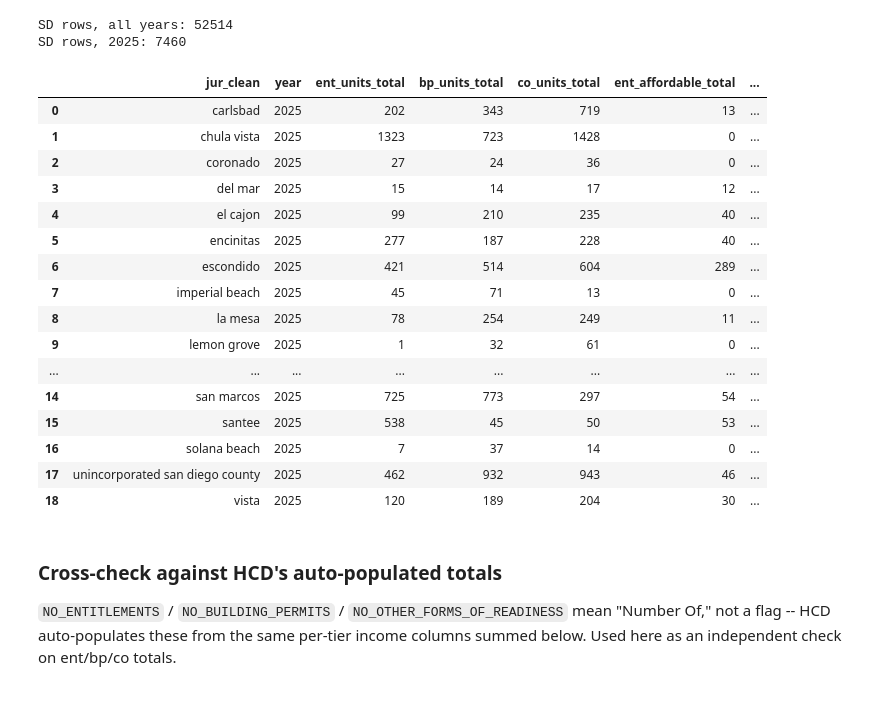
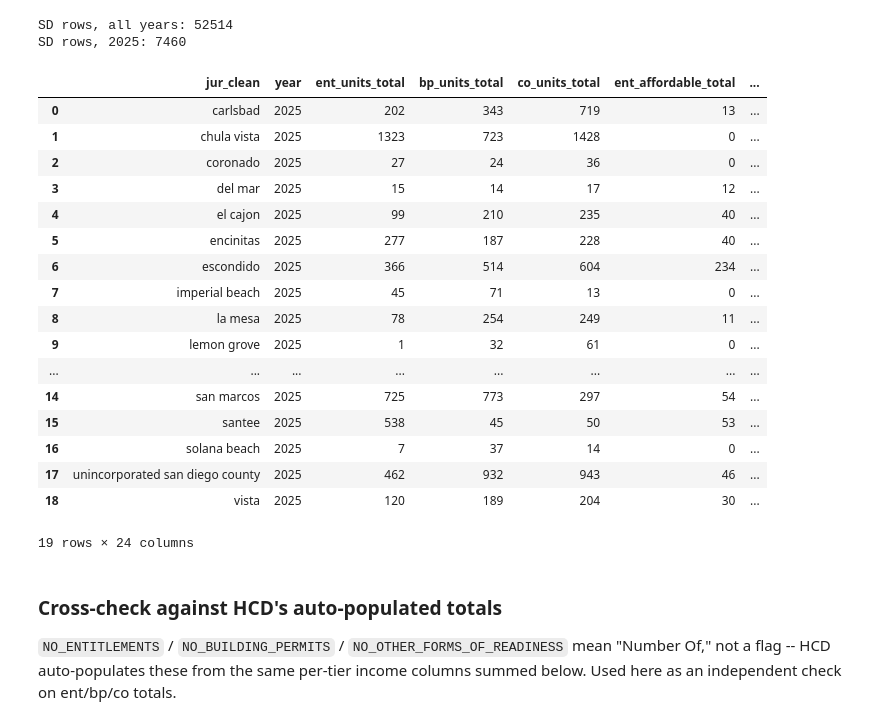
Before and after one commit to laurenthanhvo/chpd-dashboard-data-validation, a Jupyter notebook: van's work/notebooks/rhna_housing_production.ipynb, the cells around one changed output. Drawn from its saved outputs; the diff is of its cells as text; code cells hidden in the pictures.

```diff
--- a/van's work/notebooks/rhna_housing_production.ipynb
+++ b/van's work/notebooks/rhna_housing_production.ipynb
@@ -200,13 +200,7 @@ SD rows, 2025: 7460
 # columns are entitlement-stage units (paired with ENT_APPROVE_DT1), BP_*
 # are building permits, CO_* are completions. Kept as three fully separate
 # metrics per the reorg requirement -- never summed into one another.
-ENT_INCOME_COLS = [
-    c for c in sd_apr_target_year.columns
-    if "INCOME" in c.upper() and not c.upper().startswith("BP_") and not c.upper().startswith("CO_")
-]
-BP_INCOME_COLS = [c for c in sd_apr_target_year.columns if c.upper().startswith("BP_") and "INCOME" in c.upper()]
-CO_INCOME_COLS = [c for c in sd_apr_target_year.columns if c.upper().startswith("CO_") and "INCOME" in c.upper()]
-
+#
 # Same 4-tier grouping used for RHNA (very_low/low/moderate/above_moderate)
 # -- rolls Acutely Low + Extremely Low + Very Low columns into "very_low",
 # matching HCD's own convention that those sub-tiers count toward
@@ -221,6 +215,32 @@ TIER_SUFFIX_GROUPS = {
     "moderate": ["MOD_INCOME_DR", "MOD_INCOME_NDR"],
     "above_moderate": ["ABOVE_MOD_INCOME"],
 }
+ALL_TIER_SUFFIXES = [s for suffixes in TIER_SUFFIX_GROUPS.values() for s in suffixes]
+
+
+def fill_missing_jurisdiction_years(df: pd.DataFrame, years: list) -> pd.DataFrame:
+    """
+    Guarantee every (jurisdiction, year) combination exists, filling 0 where
+    a jurisdiction reported nothing that year -- groupby silently omits
+    combinations with zero rows, which reads as a missing/blank value in
+    Power BI instead of a real, meaningful zero.
+    """
+    full_index = pd.MultiIndex.from_product([sorted(sd_jur_keys), years], names=["jur_clean", "year"])
+    filled = df.set_index(["jur_clean", "year"]).reindex(full_index).reset_index()
+    # Fill counts with 0 (a real, meaningful zero) but leave share/pct
+    # columns as NaN -- 0 permits means "0% affordable" is undefined
+    # (0/0), same treatment as elsewhere in this notebook.
+    fill_cols = [c for c in filled.select_dtypes(include="number").columns if "share" not in c and "pct" not in c]
+    filled[fill_cols] = filled[fill_cols].fillna(0)
+    return filled
+
+# Built explicitly from the known tier structure, not a loose "contains
+# INCOME" text search -- Table A2 also has EXTR_LOW_INCOME_UNITS, an
+# unrelated field that a loose search would incorrectly sweep in, inflating
+# the entitlement total beyond what the 4 tier columns actually sum to.
+ENT_INCOME_COLS = [s for s in ALL_TIER_SUFFIXES if s in sd_apr_target_year.columns]
+BP_INCOME_COLS = [f"BP_{s}" for s in ALL_TIER_SUFFIXES if f"BP_{s}" in sd_apr_target_year.columns]
+CO_INCOME_COLS = [f"CO_{s}" for s in ALL_TIER_SUFFIXES if f"CO_{s}" in sd_apr_target_year.columns]
 
 sd_apr_target_year["ent_units_row"] = sd_apr_target_year[ENT_INCOME_COLS].sum(axis=1, numeric_only=True)
 sd_apr_target_year["bp_units_row"] = sd_apr_target_year[BP_INCOME_COLS].sum(axis=1, numeric_only=True)
@@ -240,14 +260,17 @@ sd_apr_target_year["co_affordable_row"] = (
     sd_apr_target_year["co_units_row"] - sd_apr_target_year[above_mod_co].sum(axis=1, numeric_only=True)
 )
 
-# Per-tier permit and completion columns -- kept alongside the overall
-# totals rather than replacing them.
+# Per-tier entitlement, permit, and completion columns -- kept alongside
+# the overall totals rather than replacing them.
 tier_agg_kwargs = {}
 for tier, suffixes in TIER_SUFFIX_GROUPS.items():
+    ent_cols = [s for s in suffixes if s in sd_apr_target_year.columns]  # unprefixed
     bp_cols = [f"BP_{s}" for s in suffixes if f"BP_{s}" in sd_apr_target_year.columns]
     co_cols = [f"CO_{s}" for s in suffixes if f"CO_{s}" in sd_apr_target_year.columns]
+    sd_apr_target_year[f"ent_{tier}_row"] = sd_apr_target_year[ent_cols].sum(axis=1, numeric_only=True)
     sd_apr_target_year[f"bp_{tier}_row"] = sd_apr_target_year[bp_cols].sum(axis=1, numeric_only=True)
     sd_apr_target_year[f"co_{tier}_row"] = sd_apr_target_year[co_cols].sum(axis=1, numeric_only=True)
+    tier_agg_kwargs[f"ent_{tier}_total"] = (f"ent_{tier}_row", "sum")
     tier_agg_kwargs[f"bp_{tier}_total"] = (f"bp_{tier}_row", "sum")
     tier_agg_kwargs[f"co_{tier}_total"] = (f"co_{tier}_row", "sum")
 
@@ -259,35 +282,37 @@ production_by_year = (
     .agg(
         year=(YEAR_COL, "first"),
         ent_units_total=("ent_units_row", "sum"),
         bp_units_total=("bp_units_row", "sum"),
         co_units_total=("co_units_row", "sum"),
         ent_affordable_total=("ent_affordable_row", "sum"),
         bp_affordable_total=("bp_affordable_row", "sum"),
         co_affordable_total=("co_affordable_row", "sum"),
         project_rows=("jur_clean", "size"),
         **tier_agg_kwargs,
     )
 )
 production_by_year["ent_affordable_share"] = production_by_year["ent_affordable_total"] / production_by_year["ent_units_total"]
 production_by_year["bp_affordable_share"] = production_by_year["bp_affordable_total"] / production_by_year["bp_units_total"]
 production_by_year["co_affordable_share"] = production_by_year["co_affordable_total"] / production_by_year["co_units_total"]
 
-# Sanity check: per-tier bp/co columns should sum back to the overall total.
+# Sanity check: per-tier ent/bp/co columns should sum back to the overall total.
+tier_ent_sum = production_by_year[[f"ent_{t}_total" for t in TIER_SUFFIX_GROUPS]].sum(axis=1)
 tier_bp_sum = production_by_year[[f"bp_{t}_total" for t in TIER_SUFFIX_GROUPS]].sum(axis=1)
 tier_co_sum = production_by_year[[f"co_{t}_total" for t in TIER_SUFFIX_GROUPS]].sum(axis=1)
+assert (tier_ent_sum == production_by_year["ent_units_total"]).all(), "ENT tier columns do not sum to ent_units_total"
 assert (tier_bp_sum == production_by_year["bp_units_total"]).all(), "BP tier columns do not sum to bp_units_total"
 assert (tier_co_sum == production_by_year["co_units_total"]).all(), "CO tier columns do not sum to co_units_total"
 
 production_by_year
 # %% [output]
 |  | jur_clean | year | ent_units_total | bp_units_total | co_units_total | ent_affordable_total | ... |
 | 0 | carlsbad | 2025 | 202 | 343 | 719 | 13 | ... |
 | 1 | chula vista | 2025 | 1323 | 723 | 1428 | 0 | ... |
 | 2 | coronado | 2025 | 27 | 24 | 36 | 0 | ... |
 | 3 | del mar | 2025 | 15 | 14 | 17 | 12 | ... |
 | 4 | el cajon | 2025 | 99 | 210 | 235 | 40 | ... |
 | 5 | encinitas | 2025 | 277 | 187 | 228 | 40 | ... |
-| 6 | escondido | 2025 | 421 | 514 | 604 | 289 | ... |
+| 6 | escondido | 2025 | 366 | 514 | 604 | 234 | ... |
 | 7 | imperial beach | 2025 | 45 | 71 | 13 | 0 | ... |
 | 8 | la mesa | 2025 | 78 | 254 | 249 | 11 | ... |
 | 9 | lemon grove | 2025 | 1 | 32 | 61 | 0 | ... |
@@ -297,6 +322,7 @@ production_by_year
 | 16 | solana beach | 2025 | 7 | 37 | 14 | 0 | ... |
 | 17 | unincorporated san diego county | 2025 | 462 | 932 | 943 | 46 | ... |
 | 18 | vista | 2025 | 120 | 189 | 204 | 30 | ... |
+19 rows × 24 columns
 # %% [markdown]
 ### Cross-check against HCD's auto-populated totals
 
```
Also changed, not shown: parts of 16 cells of this notebook, 6 other files.
